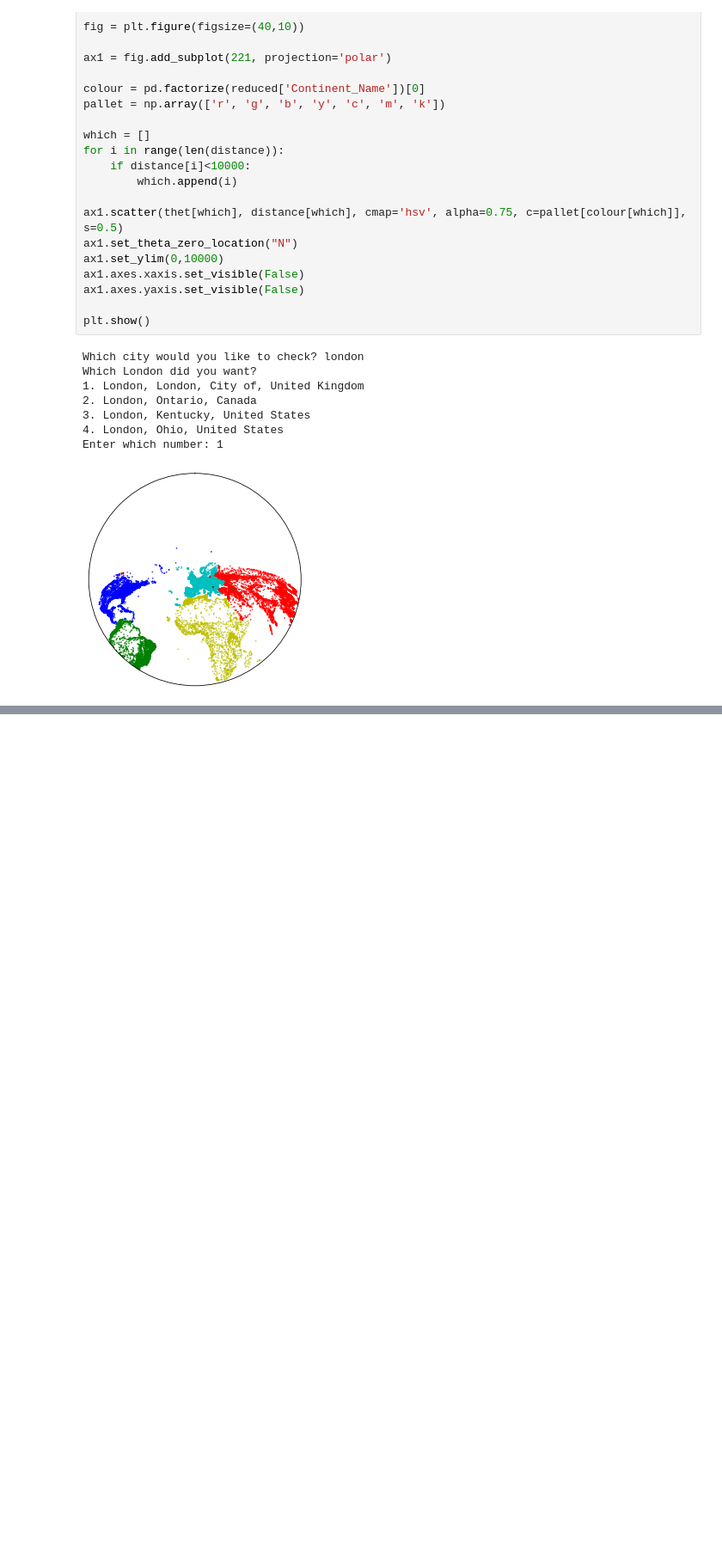
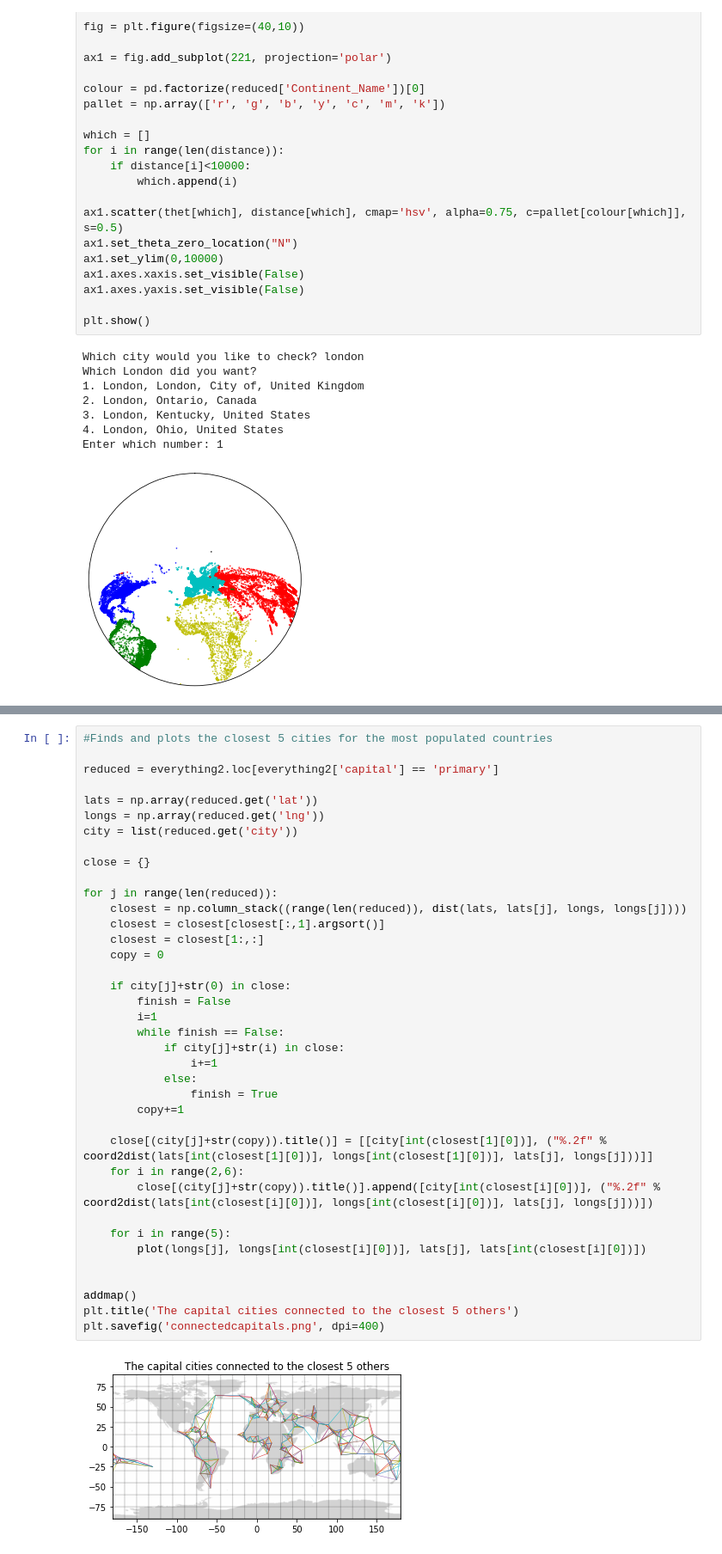
Before and after one commit to Aidan23Smith/Seeing-a-Connected-World, a Jupyter notebook: Seeing a Connected World.ipynb, the cells around one changed output, grey strips where cells are left out. Shown at 86% size. Drawn from its saved outputs; the diff is of its cells as text; blank space fills up the shorter version.

```diff
--- a/Seeing a Connected World.ipynb
+++ b/Seeing a Connected World.ipynb
@@ -791,0 +813,40 @@ plt.show()
+# %%
+#Finds and plots the closest 5 cities for the most populated countries
+
+reduced = everything2.loc[everything2['capital'] == 'primary']
+
+lats = np.array(reduced.get('lat'))
+longs = np.array(reduced.get('lng'))
+city = list(reduced.get('city'))
+
+close = {}
+
+for j in range(len(reduced)):
+    closest = np.column_stack((range(len(reduced)), dist(lats, lats[j], longs, longs[j])))
+    closest = closest[closest[:,1].argsort()]
+    closest = closest[1:,:]
+    copy = 0
+
+    if city[j]+str(0) in close:
+        finish = False
+        i=1
+        while finish == False:
+            if city[j]+str(i) in close:
+                i+=1
+            else:
+                finish = True
+        copy+=1
+
+    close[(city[j]+str(copy)).title()] = [[city[int(closest[1][0])], ("%.2f" % coord2dist(lats[int(closest[1][0])], longs[int(closest[1][0])], lats[j], longs[j]))]]
+    for i in range(2,6):
+        close[(city[j]+str(copy)).title()].append([city[int(closest[i][0])], ("%.2f" % coord2dist(lats[int(closest[i][0])], longs[int(closest[i][0])], lats[j], longs[j]))])
+
+    for i in range(5):
+        plot(longs[j], longs[int(closest[i][0])], lats[j], lats[int(closest[i][0])])
+
+
+addmap()
+plt.title('The capital cities connected to the closest 5 others')
+plt.savefig('connectedcapitals.png', dpi=400)
+# %% [output]
+[figure, added]
```
Also changed, not shown: parts of 3 cells of this notebook, 3 other files.
